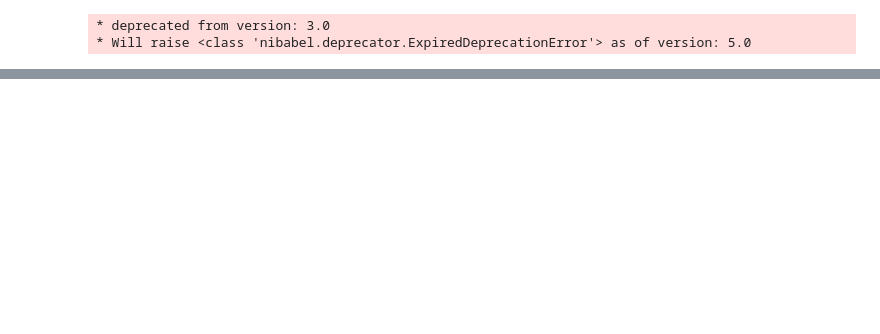
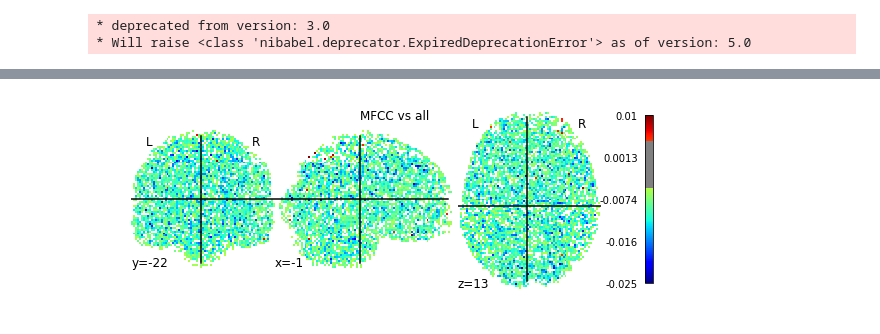
Before and after one commit to rbroc/neuroscout-paper, a Jupyter notebook: R-Squared_Audio.ipynb, the cells around one changed output, grey strips where cells are left out. Drawn from its saved outputs; the diff is of its cells as text; code cells hidden in the pictures; blank space fills up the shorter version.

```diff
--- a/R-Squared_Audio.ipynb
+++ b/R-Squared_Audio.ipynb
@@ -85,2 +107,7 @@ tonal4d = nib.concat_images(rsquared_all['tonal'], axis=-1)
+# %%
+cqt4d = nib.concat_images(rsquared_all['cqt'], axis=-1)
+tonal4d = nib.concat_images(rsquared_all['tonal'], axis=-1)
+mfcc4d = nib.concat_images(rsquared_all['mfcc'], axis=-1)
+mel4d = nib.concat_images(rsquared_all['mel'], axis=-1)
 # %%
 from nilearn.image import mean_img, math_img
@@ -90,0 +114,5 @@ mean_tonal = mean_img(tonal4d)
+# %%
+mean_cqt = mean_img(cqt4d)
+mean_tonal = mean_img(tonal4d)
+mean_mel = mean_img(mel4d)
+mean_mfcc = mean_img(mfcc4d)
@@ -97,0 +132,11 @@ niplt.plot_img(math_img("img2 - img1",
+# %%
+niplt.plot_img(math_img("img4 - (img1 + img2 + img3) / 3",
+                        img1=mean_tonal,
+                        img2=mean_cqt,
+                        img4=mean_mfcc,
+                        img3=mean_mel),
+               cmap='jet', colorbar=True, threshold=.005)
+plt.suptitle('MFCC vs all')
+plt.show()
+# %% [output]
+[figure, added]
```
Also changed, not shown: parts of 38 cells of this notebook, 3 other files.
